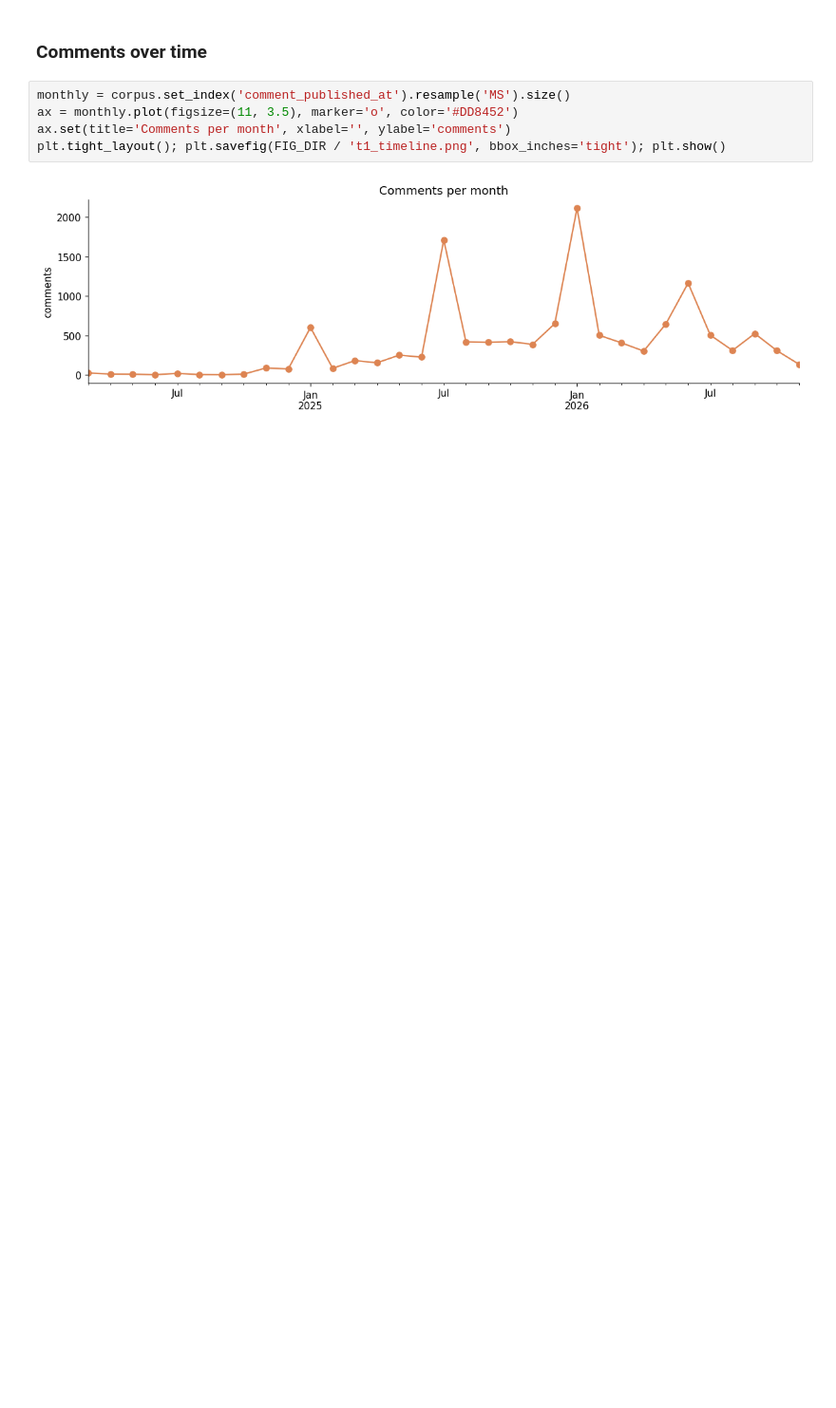
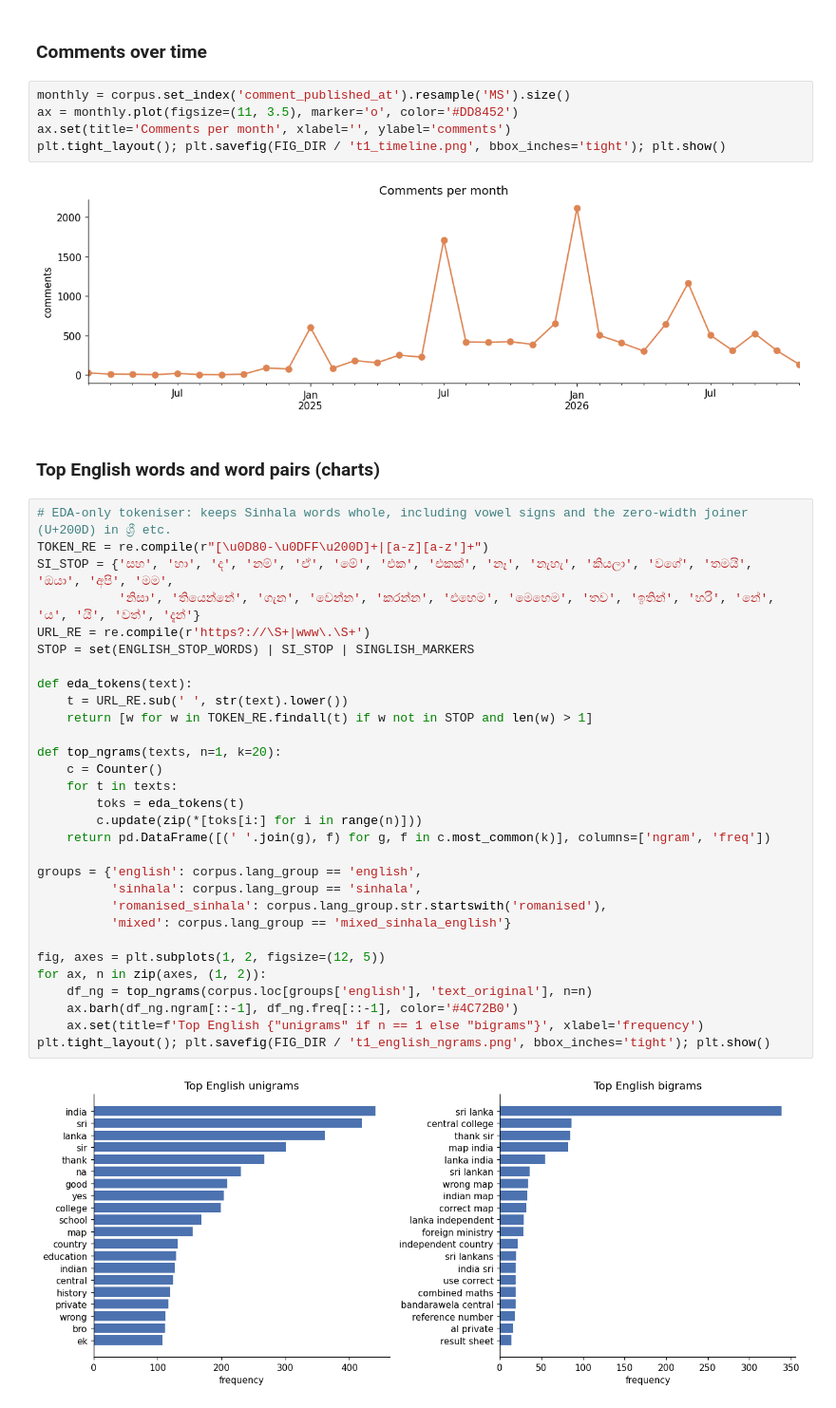
Before and after one commit to SithmiDesilva/Voices-on-School-Reform-An-NLP-Analysis-of-Sri-Lankan-YouTube-Comments, a Jupyter notebook: Voices_on_School_Reform_An_NLP_Analysis_of_Sri_Lankan_YouTube_Comments.ipynb, the cells around one changed output. Shown at 95% size. Saved outputs shown, nothing was run; the diff lists cells and outputs as text; blank space fills up the shorter version.

Commit message:
Top English words and word pairs (charts)

```diff
--- a/Voices_on_School_Reform_An_NLP_Analysis_of_Sri_Lankan_YouTube_Comments.ipynb
+++ b/Voices_on_School_Reform_An_NLP_Analysis_of_Sri_Lankan_YouTube_Comments.ipynb
@@ -701,3 +701,37 @@ ax.set(title='Comments per month', xlabel='', ylabel='comments')
 plt.tight_layout(); plt.savefig(FIG_DIR / 't1_timeline.png', bbox_inches='tight'); plt.show()
 # %% [output]
 [figure]
+# %% [markdown]
+### Top English words and word pairs (charts)
+# %%
+# EDA-only tokeniser: keeps Sinhala words whole, including vowel signs and the zero-width joiner (U+200D) in ශ්‍රී etc.
+TOKEN_RE = re.compile(r"[\u0D80-\u0DFF\u200D]+|[a-z][a-z']+")
+SI_STOP = {'සහ', 'හා', 'ද', 'නම්', 'ඒ', 'මේ', 'එක', 'එකක්', 'නෑ', 'නැහැ', 'කියලා', 'වගේ', 'තමයි', 'ඔයා', 'අපි', 'මම',
+           'නිසා', 'තියෙන්නේ', 'ගැන', 'වෙන්න', 'කරන්න', 'එහෙම', 'මෙහෙම', 'තව', 'ඉතින්', 'හරි', 'නේ', 'ය', 'යි', 'වත්', 'දැන්'}
+URL_RE = re.compile(r'https?://\S+|www\.\S+')
+STOP = set(ENGLISH_STOP_WORDS) | SI_STOP | SINGLISH_MARKERS
+
+def eda_tokens(text):
+    t = URL_RE.sub(' ', str(text).lower())
+    return [w for w in TOKEN_RE.findall(t) if w not in STOP and len(w) > 1]
+
+def top_ngrams(texts, n=1, k=20):
+    c = Counter()
+    for t in texts:
+        toks = eda_tokens(t)
+        c.update(zip(*[toks[i:] for i in range(n)]))
+    return pd.DataFrame([(' '.join(g), f) for g, f in c.most_common(k)], columns=['ngram', 'freq'])
+
+groups = {'english': corpus.lang_group == 'english',
+          'sinhala': corpus.lang_group == 'sinhala',
+          'romanised_sinhala': corpus.lang_group.str.startswith('romanised'),
+          'mixed': corpus.lang_group == 'mixed_sinhala_english'}
+
+fig, axes = plt.subplots(1, 2, figsize=(12, 5))
+for ax, n in zip(axes, (1, 2)):
+    df_ng = top_ngrams(corpus.loc[groups['english'], 'text_original'], n=n)
+    ax.barh(df_ng.ngram[::-1], df_ng.freq[::-1], color='#4C72B0')
+    ax.set(title=f'Top English {"unigrams" if n == 1 else "bigrams"}', xlabel='frequency')
+plt.tight_layout(); plt.savefig(FIG_DIR / 't1_english_ngrams.png', bbox_inches='tight'); plt.show()
+# %% [output]
+[figure, added]
```
